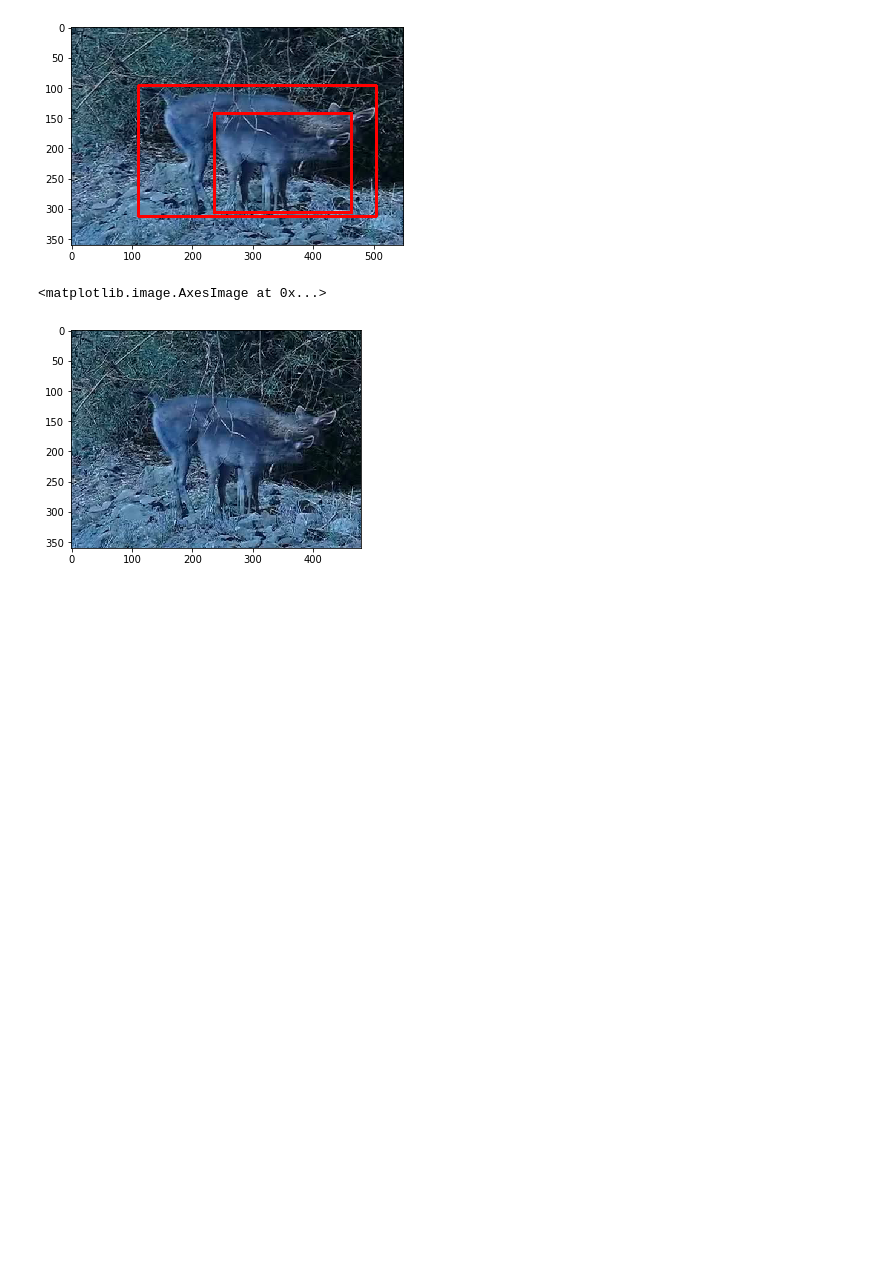
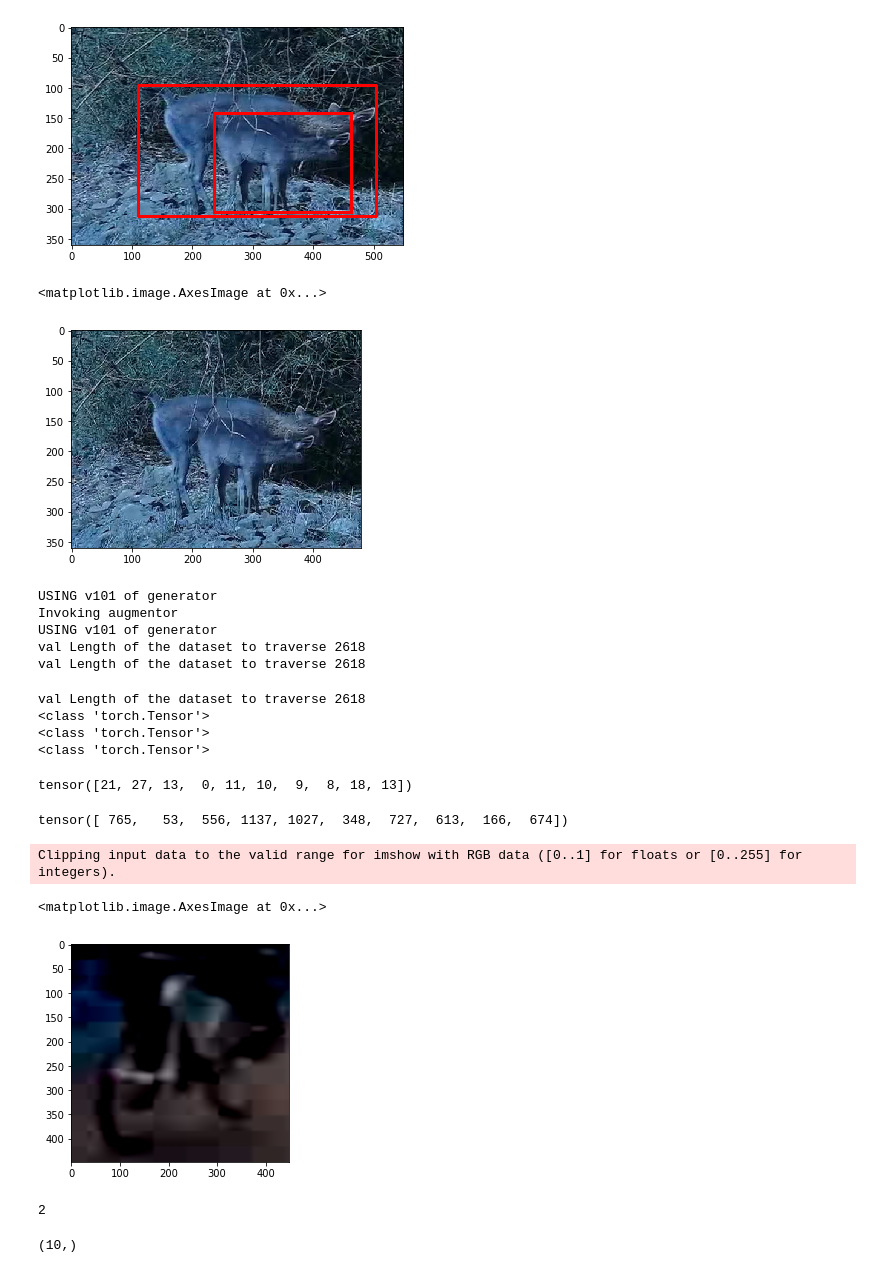
Before and after one commit to shravankale/locem, a Jupyter notebook: yolo_v1_pytorch/Untitled.ipynb, the cells around one changed output. Cells and saved outputs as stored; diff of their text form; code cells hidden in the pictures; blank space fills up the shorter version.

```diff
--- a/yolo_v1_pytorch/Untitled.ipynb
+++ b/yolo_v1_pytorch/Untitled.ipynb
@@ -104,0 +114,8 @@ plt.imshow(i1)
+# %%
+train_dataset = "../data/metadata_imgnet_vid_train_n2.pkl"
+#best val dataset has _new
+val_dataset = "../data/metadata_imgnet_vid_val_n2.pkl"
+root_datasets = '/mnt/data1/shravank/datasets/'
+# %%
+image_size = 448
+batch_size = 10
@@ -104,0 +140,39 @@ plt.imshow(i1)
+# %%
+gen_train = ImageNetVID_RTR(root_datasets,train_dataset,split='train',image_size=image_size)
+gen_val = ImageNetVID_RTR(root_datasets,val_dataset,split='val',image_size=image_size)
+
+train_loader = DataLoader(gen_train,batch_size=batch_size,shuffle=False,collate_fn=collate_fn)
+val_loader = DataLoader(gen_val,batch_size=batch_size,shuffle=True)
+# %% [output]
+USING v101 of generator
+Invoking augmentor
+USING v101 of generator
+val Length of the dataset to traverse 2618
+val Length of the dataset to traverse 2618
+# %%
+m,c,n = [],[],[]
+for i, (sample_img,sample_class,ids) in enumerate(val_loader):
+    m,c,n =sample_img,sample_class,ids
+    print(type(sample_img))
+    print(type(sample_class))
+    print(type(ids))
+    break
+# %% [output]
+val Length of the dataset to traverse 2618
+<class 'torch.Tensor'>
+<class 'torch.Tensor'>
+<class 'torch.Tensor'>
+# %%
+c
+# %% [output]
+tensor([21, 27, 13,  0, 11, 10,  9,  8, 18, 13])
+# %%
+n
+# %% [output]
+tensor([ 765,   53,  556, 1137, 1027,  348,  727,  613,  166,  674])
+# %%
+showTorchTensorImg(m.squeeze(0))
+# %% [output]
+Clipping input data to the valid range for imshow with RGB data ([0..1] for floats or [0..255] for integers).
+<matplotlib.image.AxesImage at 0x...>
+[figure, added]
@@ -104,0 +183,4 @@ plt.imshow(i1)
+# %%
+len(qe)
+# %% [output]
+2
@@ -104,0 +190,4 @@ plt.imshow(i1)
+# %%
+q.shape
+# %% [output]
+(10,)
```
Also changed, not shown: parts of 7 cells of this notebook, 13 other files.
